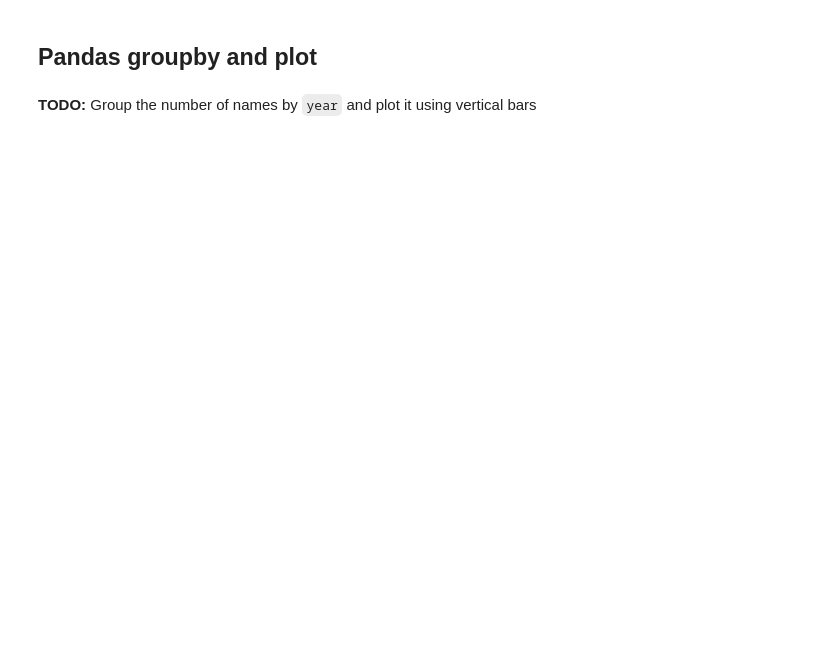
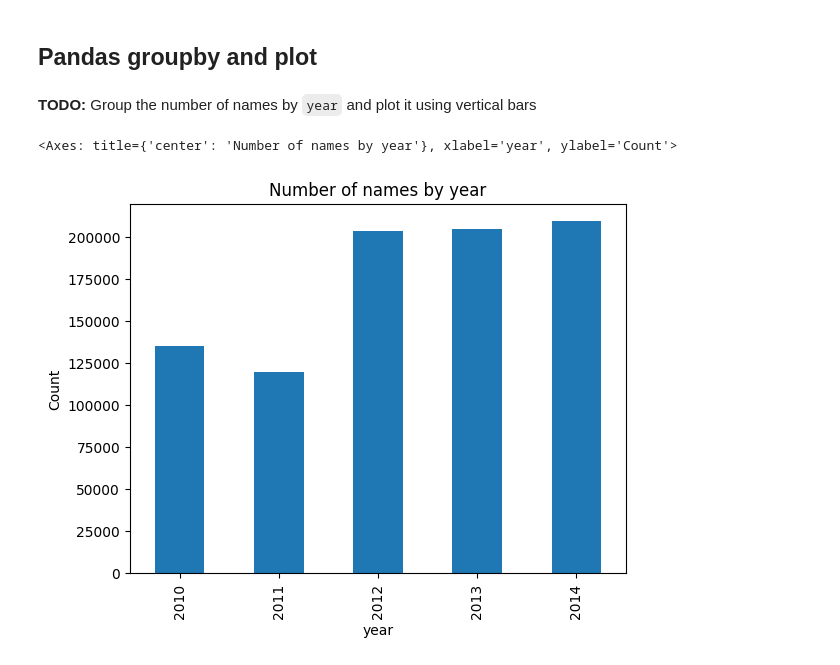
Before and after one commit to alearecuest/anyoneai-exercises-sprint_1, a Jupyter notebook: 3_1_1_PRACTICE_Pandas.ipynb, the cells around one changed output. Cells and saved outputs as stored; diff of their text form; code cells hidden in the pictures; blank space fills up the shorter version.

```diff
--- a/3_1_1_PRACTICE_Pandas.ipynb
+++ b/3_1_1_PRACTICE_Pandas.ipynb
@@ -53,0 +91,14 @@ Year: 2011
+# %%
+# Complete this cell with your code
+# Create a dictionary with the new row data
+new_row = {
+    'name': 'Daenerys Stormborn of the House Targaryen, First of Her Name de ella, the Unburnt, Queen of the Andals and the First Men, Khaleesi of the Great Grass Sea, Breaker of Chains, and Mother of Dragons',
+    'amount': 100,
+    'year': 2011
+}
+
+# Append the new row at the end of the dataframe using loc
+df_names.loc[len(df_names)] = new_row
+
+# Display the last rows to verify
+df_names.tail()
@@ -65,0 +131,7 @@ df_names.index
+# %%
+# Complete this cell with your code
+# Create the new column by calculating the length of the string in the 'name' column
+df_names['amount_chars'] = df_names['name'].str.len()
+
+# Show the first rows to verify
+df_names.head()
@@ -108,3 +270,8 @@ print(dice[dice > 3])
+# %%
+# Complete this cell with your code
+# Drop the 'amount_chars' column. axis=1 means we are dropping a column, not a row.
+# inplace=True applies the change directly to the existing dataframe.
+df_names.drop('amount_chars', axis=1, inplace=True)
 # %% [markdown]
 ## Sorting by column
 # %% [markdown]
@@ -113,0 +279,7 @@ print(dice[dice > 3])
+# %%
+# Complete this cell with your code
+# Sort values by the 'amount' column in descending order
+df_names.sort_values(by='amount', ascending=False, inplace=True)
+
+# Show the top rows to verify the sorting
+df_names.head()
@@ -119,0 +297,7 @@ print(dice[dice > 3])
+# %%
+# Complete this cell with your code
+# Group by 'year', count the number of 'name' entries, and plot as a vertical bar chart
+df_names.groupby('year')['name'].count().plot(kind='bar', title='Number of names by year', ylabel='Count')
+# %% [output]
+<Axes: title={'center': 'Number of names by year'}, xlabel='year', ylabel='Count'>
+[figure, added]
```
Also changed, not shown: parts of 24 cells of this notebook.
